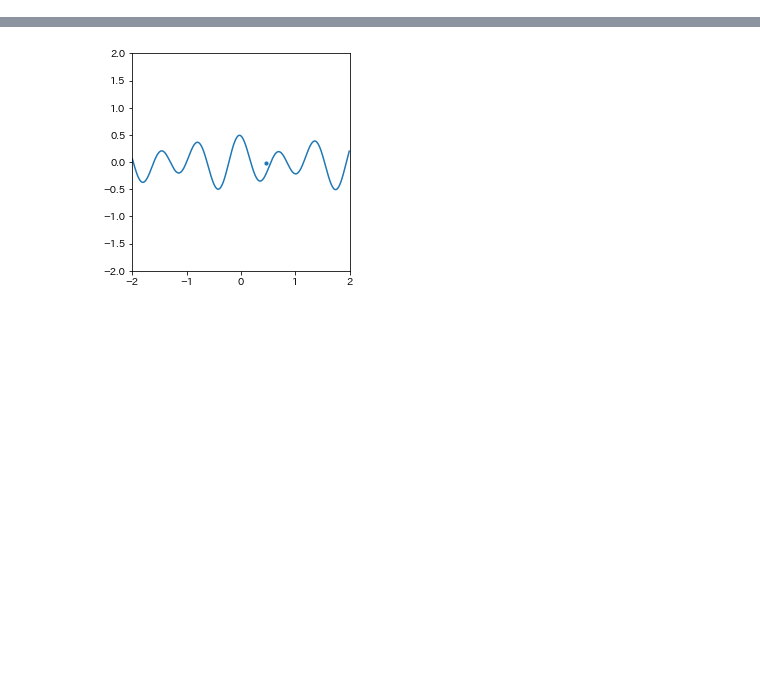
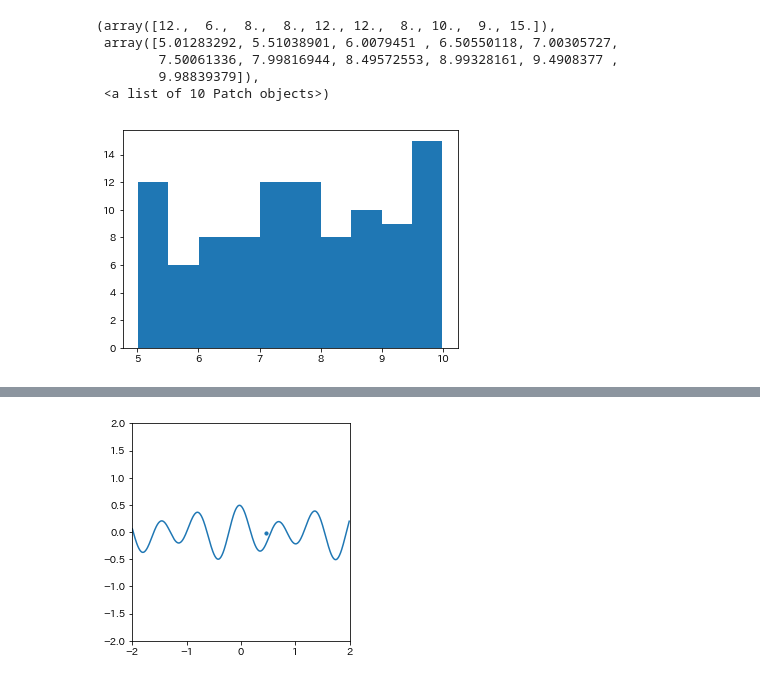
Before and after one commit to shiokoala/soturon, a Jupyter notebook: ship_rao.ipynb, the cells around one changed output, grey strips where cells are left out. Drawn from its saved outputs; the diff is of its cells as text; code cells hidden in the pictures; blank space fills up the shorter version.

```diff
--- a/ship_rao.ipynb
+++ b/ship_rao.ipynb
@@ -163,6 +169,22 @@ for i in range(10000):
     pl.append(pp.angle)
     eng.append(pp.mass*pp.velz**2)
     t+=dt
+# %%
+fig, ax = plt.subplots()
+
+ol = []
+
+for w in ww.waves:
+    ol.append(w.omega)
+
+ax.hist(ol)
+# %% [output]
+(array([12.,  6.,  8.,  8., 12., 12.,  8., 10.,  9., 15.]),
+ array([5.01283292, 5.51038901, 6.0079451 , 6.50550118, 7.00305727,
+        7.50061336, 7.99816944, 8.49572553, 8.99328161, 9.4908377 ,
+        9.98839379]),
+ <a list of 10 Patch objects>)
+[figure, added]
 # %%
 fig, ax = plt.subplots()
 tdata = np.arange(0,10000*dt,dt)
```
Also changed, not shown: parts of 5 cells of this notebook, 3 other files.
